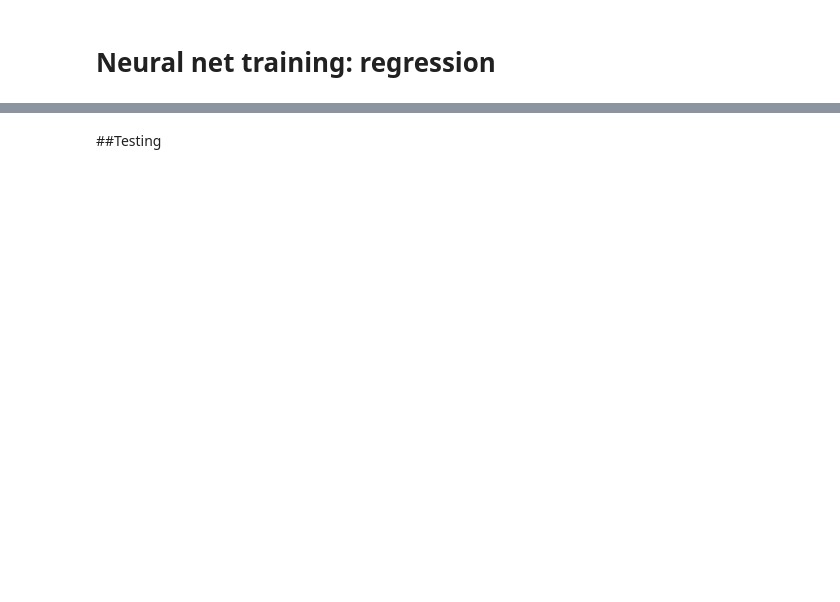
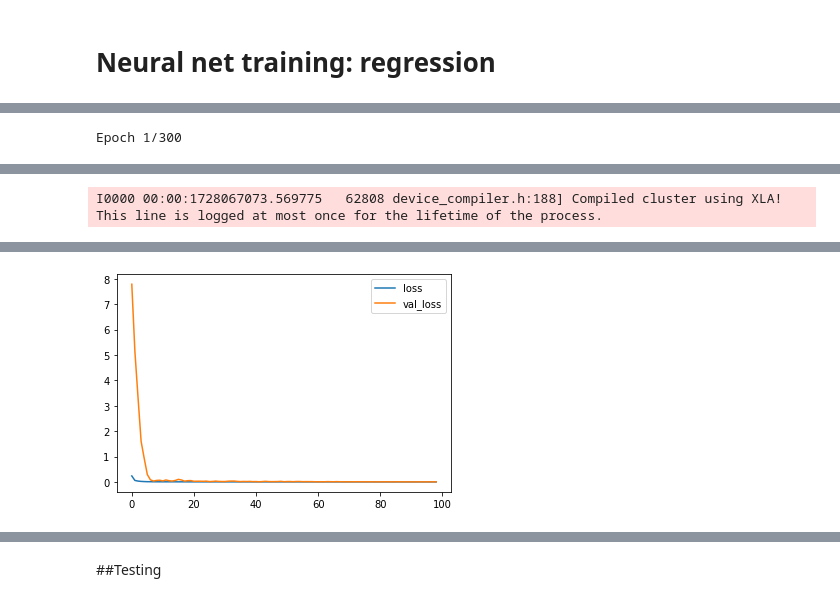
Before and after one commit to luizalober/chaotic_systems_NN, a Jupyter notebook: rp_NN_logistic.ipynb, the cells around one changed output, grey strips where cells are left out. Drawn from its saved outputs; the diff is of its cells as text; code cells hidden in the pictures; blank space fills up the shorter version.

```diff
--- a/rp_NN_logistic.ipynb
+++ b/rp_NN_logistic.ipynb
@@ -135,0 +189,17 @@ print("Minimum validation loss: {}".format(history_df['val_loss'].min()))
+# %%
+#Chaotic region
+history = model.fit(
+    X_train, y_train,
+    validation_data=(X_test, y_test),
+    batch_size=100,
+    epochs=300,
+    callbacks=[early_stopping], # put your callbacks in a list
+    verbose=1,  # turn off training log
+    shuffle=False
+)
+
+history_df = pd.DataFrame(history.history)
+history_df.loc[:, ['loss', 'val_loss']].plot();
+print("Minimum validation loss: {}".format(history_df['val_loss'].min()))
+# %% [output]
+Epoch 1/300
@@ -135,0 +212 @@ print("Minimum validation loss: {}".format(history_df['val_loss'].min()))
+I0000 00:00:1728067073.569775   62808 device_compiler.h:188] Compiled cluster using XLA!  This line is logged at most once for the lifetime of the process.
@@ -135,0 +230 @@ print("Minimum validation loss: {}".format(history_df['val_loss'].min()))
+[figure, added]
```
Also changed, not shown: parts of 32 cells of this notebook, 1 other file.
